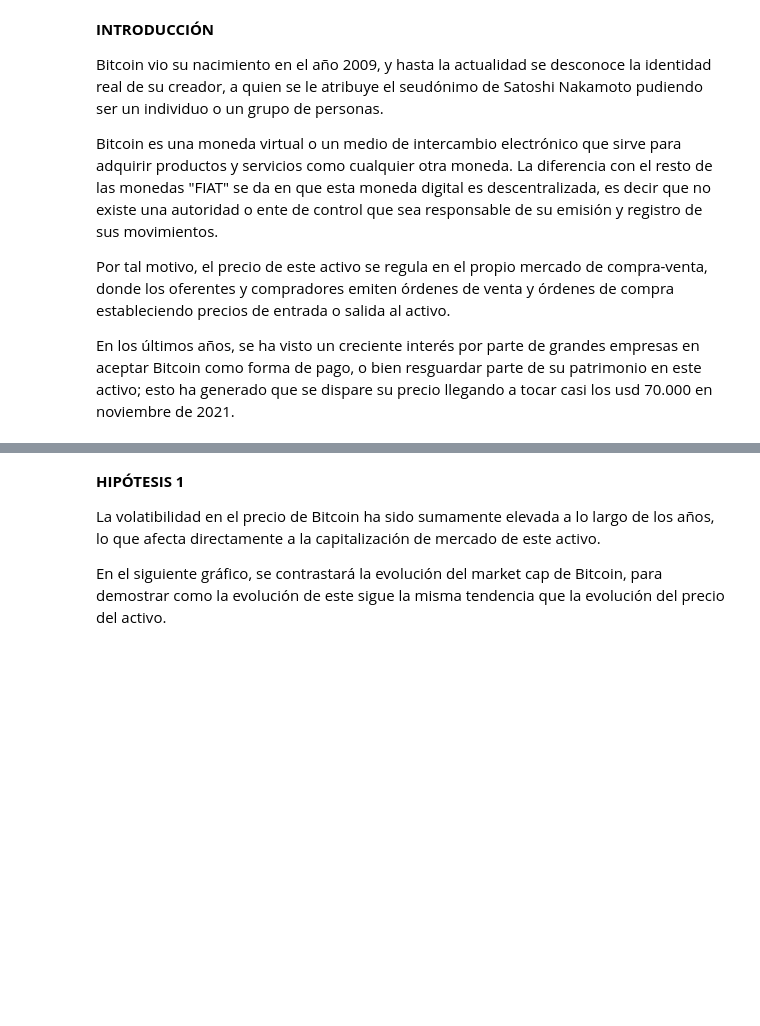
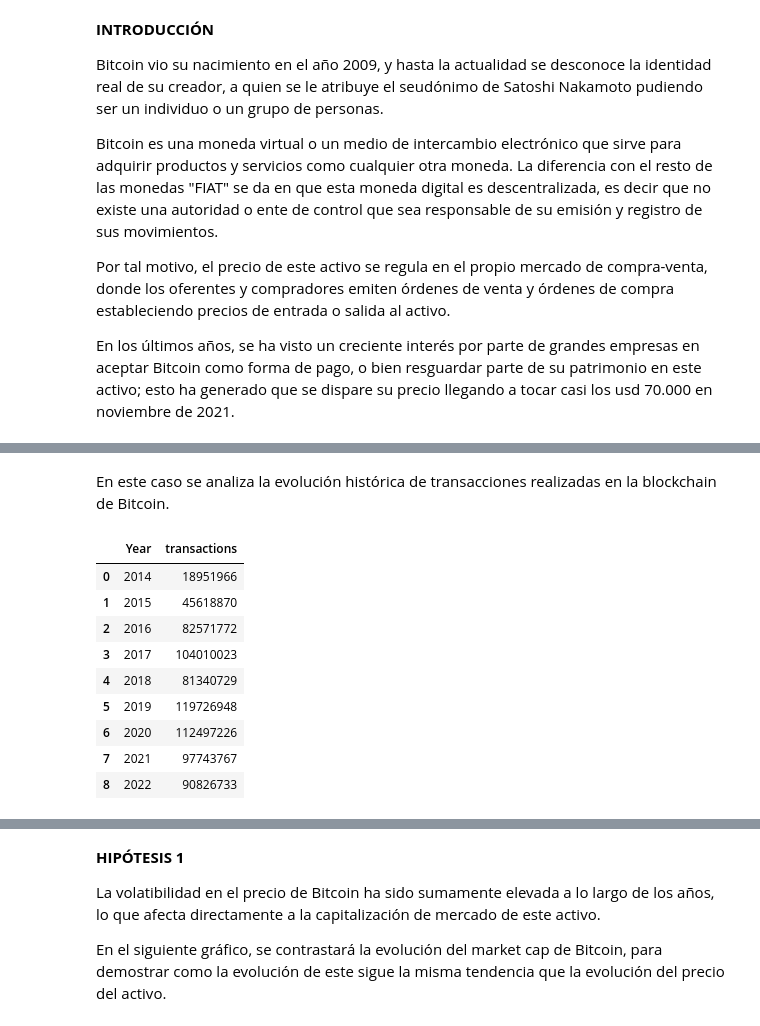
Before and after one commit to MartinMF88/Proyecto_DataScience_Coder, a Jupyter notebook: notebooks/PrimeraEntrega_Martinez.ipynb, the cells around one changed output, grey strips where cells are left out. Drawn from its saved outputs; the diff is of its cells as text; code cells hidden in the pictures; blank space fills up the shorter version.

```diff
--- a/notebooks/PrimeraEntrega_Martinez.ipynb
+++ b/notebooks/PrimeraEntrega_Martinez.ipynb
@@ -51,0 +65,15 @@ En los últimos años, se ha visto un creciente interés por parte de grandes em
+# %% [markdown]
+En este caso se analiza la evolución histórica de transacciones realizadas en la blockchain de Bitcoin.
+# %%
+df_tran.head(10)
+# %% [output]
+|  | Year | transactions |
+| 0 | 2014 | 18951966 |
+| 1 | 2015 | 45618870 |
+| 2 | 2016 | 82571772 |
+| 3 | 2017 | 104010023 |
+| 4 | 2018 | 81340729 |
+| 5 | 2019 | 119726948 |
+| 6 | 2020 | 112497226 |
+| 7 | 2021 | 97743767 |
+| 8 | 2022 | 90826733 |
```
Also changed, not shown: parts of 9 cells of this notebook.
